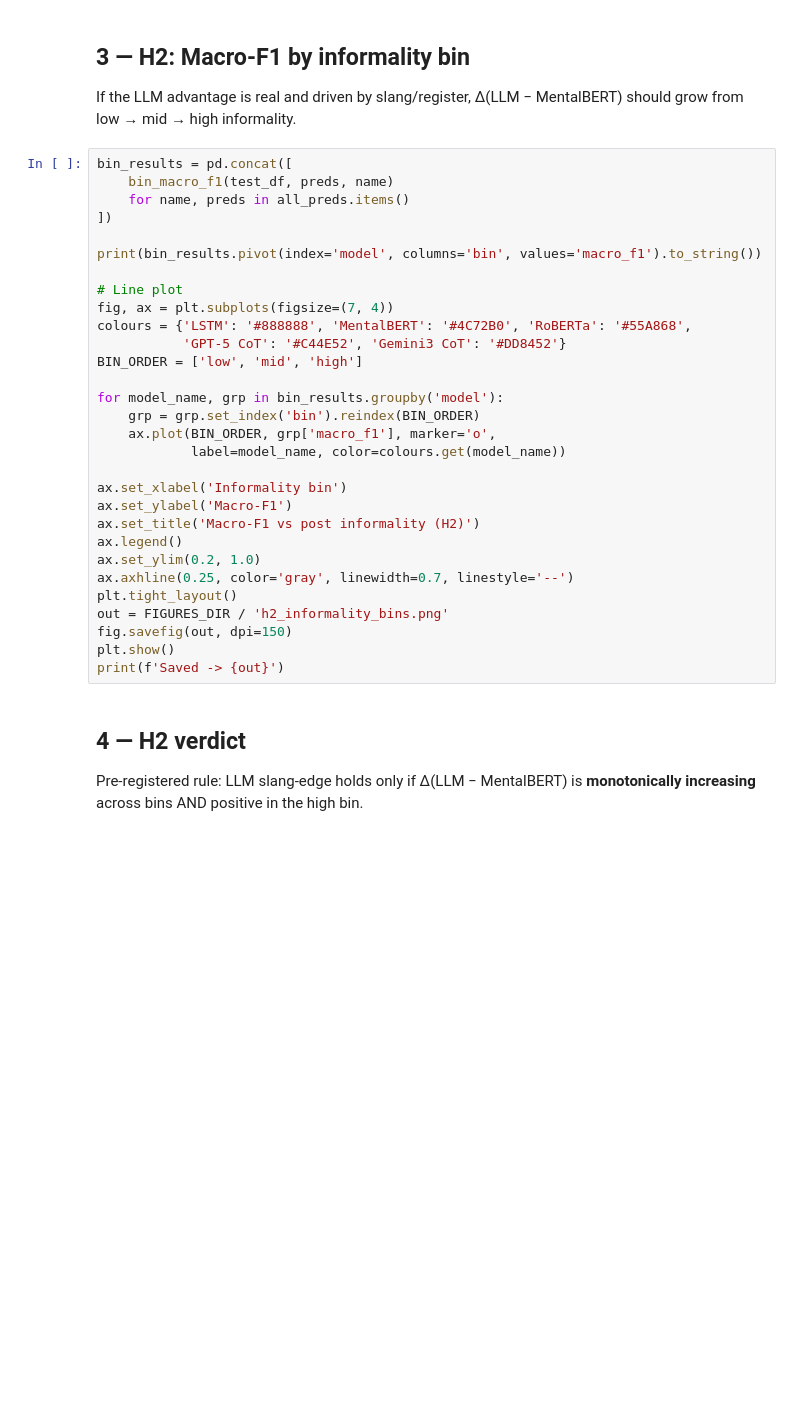
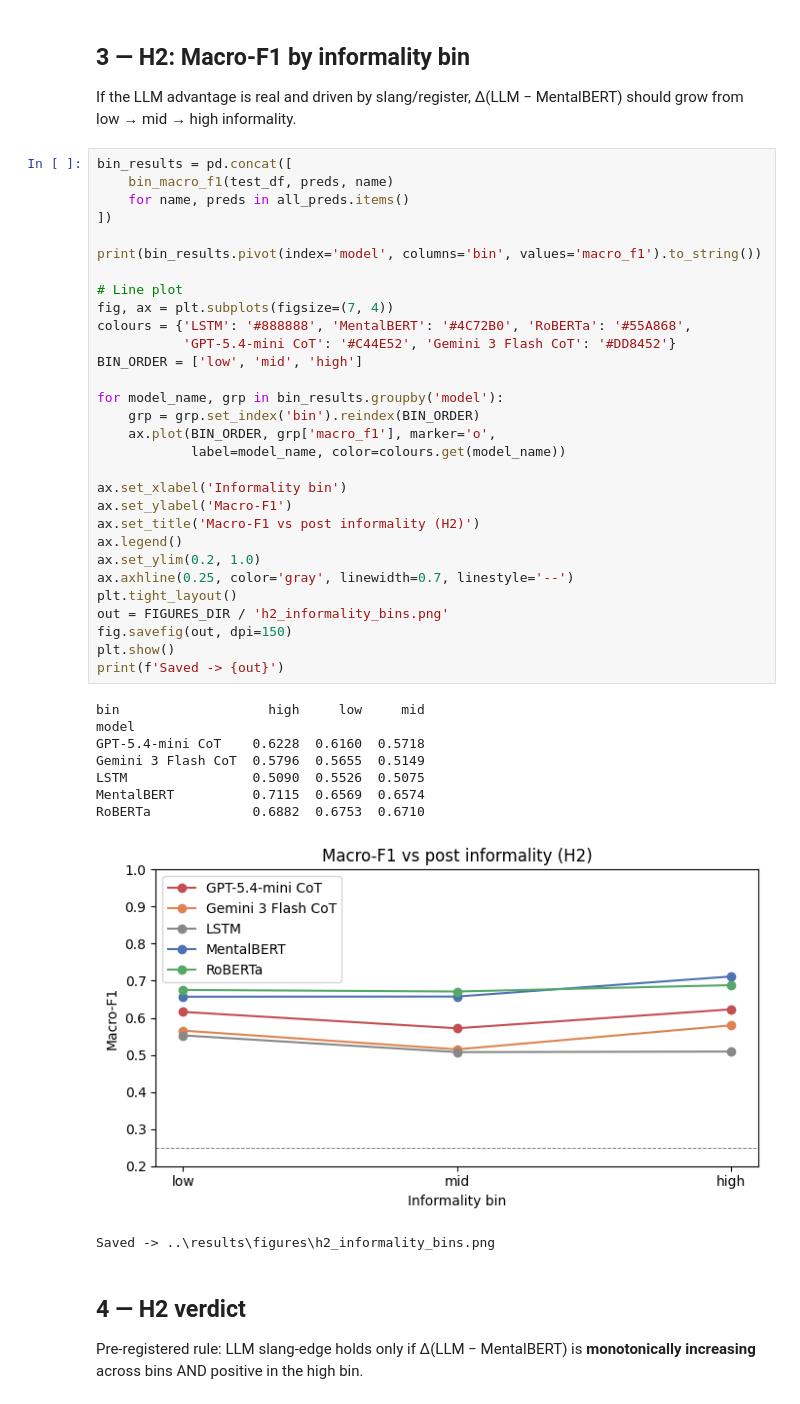
Before and after one commit to nolanimations/Transformers-vs-LLMs-Depression-Severity, a Jupyter notebook: notebooks/09_error_analysis.ipynb, the cells around one changed output. Drawn from its saved outputs; the diff is of its cells as text; blank space fills up the shorter version.

Commit message:
aggregate results

```diff
--- a/notebooks/09_error_analysis.ipynb
+++ b/notebooks/09_error_analysis.ipynb
@@ -149,33 +230,43 @@ If the LLM advantage is real and driven by slang/register, Δ(LLM − MentalBERT
 # %%
 bin_results = pd.concat([
     bin_macro_f1(test_df, preds, name)
     for name, preds in all_preds.items()
 ])
 
 print(bin_results.pivot(index='model', columns='bin', values='macro_f1').to_string())
 
 # Line plot
 fig, ax = plt.subplots(figsize=(7, 4))
 colours = {'LSTM': '#888888', 'MentalBERT': '#4C72B0', 'RoBERTa': '#55A868',
-           'GPT-5 CoT': '#C44E52', 'Gemini3 CoT': '#DD8452'}
+           'GPT-5.4-mini CoT': '#C44E52', 'Gemini 3 Flash CoT': '#DD8452'}
 BIN_ORDER = ['low', 'mid', 'high']
 
 for model_name, grp in bin_results.groupby('model'):
     grp = grp.set_index('bin').reindex(BIN_ORDER)
     ax.plot(BIN_ORDER, grp['macro_f1'], marker='o',
             label=model_name, color=colours.get(model_name))
 
 ax.set_xlabel('Informality bin')
 ax.set_ylabel('Macro-F1')
 ax.set_title('Macro-F1 vs post informality (H2)')
 ax.legend()
 ax.set_ylim(0.2, 1.0)
 ax.axhline(0.25, color='gray', linewidth=0.7, linestyle='--')
 plt.tight_layout()
 out = FIGURES_DIR / 'h2_informality_bins.png'
 fig.savefig(out, dpi=150)
 plt.show()
 print(f'Saved -> {out}')
+# %% [output]
+bin                   high     low     mid
+model
+GPT-5.4-mini CoT    0.6228  0.6160  0.5718
+Gemini 3 Flash CoT  0.5796  0.5655  0.5149
+LSTM                0.5090  0.5526  0.5075
+MentalBERT          0.7115  0.6569  0.6574
+RoBERTa             0.6882  0.6753  0.6710
+[figure, added]
+Saved -> ..\results\figures\h2_informality_bins.png
 # %% [markdown]
 ## 4 — H2 verdict
 
```
Also changed, not shown: parts of 7 cells of this notebook, 8 other files.
